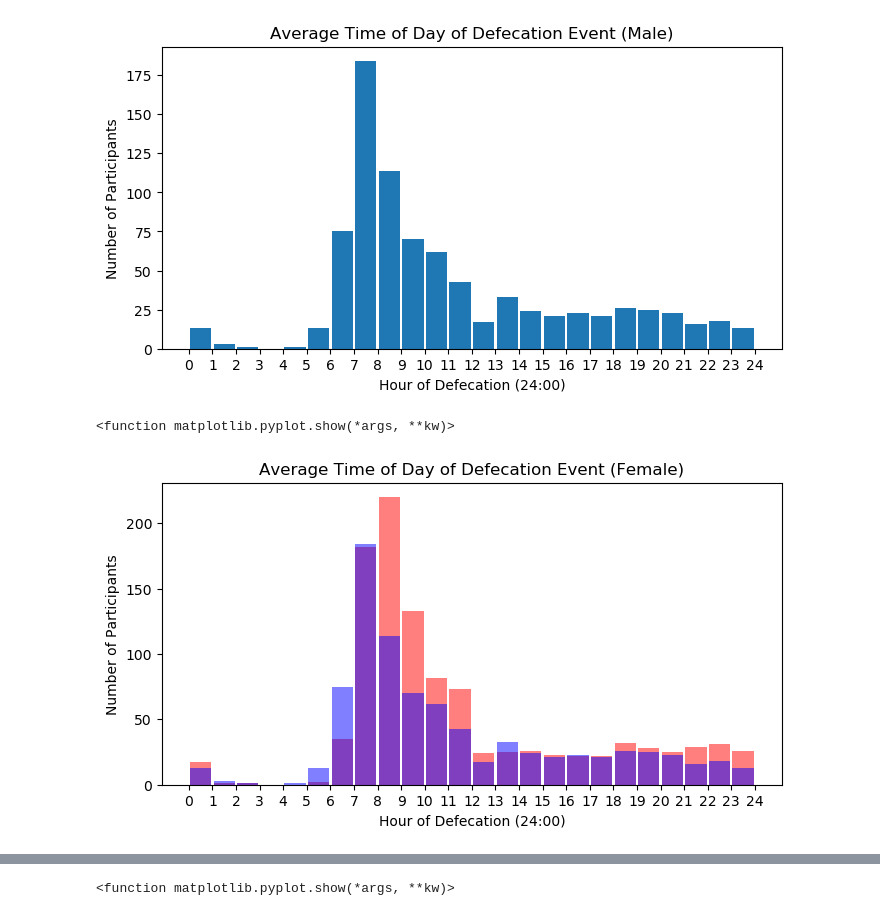
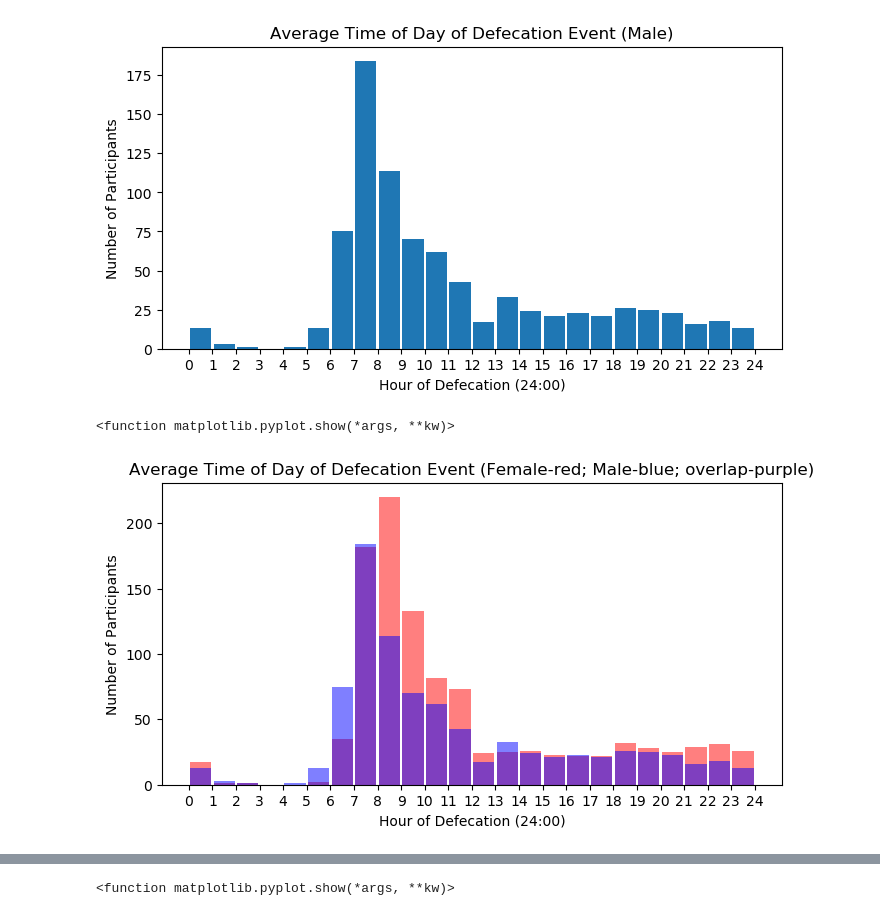
Before and after one commit to LyonsLab/Biosphere_Class, a Jupyter notebook: Poopyter_Notebook.ipynb, the cells around one changed output, grey strips where cells are left out. Drawn from its saved outputs; the diff is of its cells as text; code cells hidden in the pictures.

```diff
--- a/Poopyter_Notebook.ipynb
+++ b/Poopyter_Notebook.ipynb
@@ -228,25 +230,25 @@ plt.show
 # %%
 #Female data histogram
 # Set up figure, make image size larger
 plt.figure(figsize=(8,4), dpi=100)
 
 # Need the bins for the histogram
 hours = [0,1,2,3,4,5,6,7,8,9,10,11,12,13,14,15,16,17,18,19,20,21,22,23,24]
 
 # Populate the histogram with data
 plt.hist(female_defecation['avg_hr'],color='red',alpha=0.5,bins=hours, rwidth=.9)
 plt.hist(male_defecation['avg_hr'],color='blue',alpha=0.5,bins=hours, rwidth=.9)
 
 # To make the plot a bit more polished, we will add a title, and labels to the x and y axes.
-plt.title("Average Time of Day of Defecation Event (Female)")
+plt.title("Average Time of Day of Defecation Event (Female-red; Male-blue; overlap-purple)")
 plt.xlabel('Hour of Defecation (24:00)')
 plt.xticks(ticks=hours,labels=hours)
 plt.ylabel('Number of Participants')
 
 # plt.show is the only command that will actually generate an output.
 plt.show
 # %% [output]
 <function matplotlib.pyplot.show(*args, **kw)>
-[figure, old version]
+[figure, new version]
 # %%
 # While this makes the pattern easier to see, it is important to remember that there are more female data points.
```
Also changed, not shown: parts of 10 cells of this notebook.
